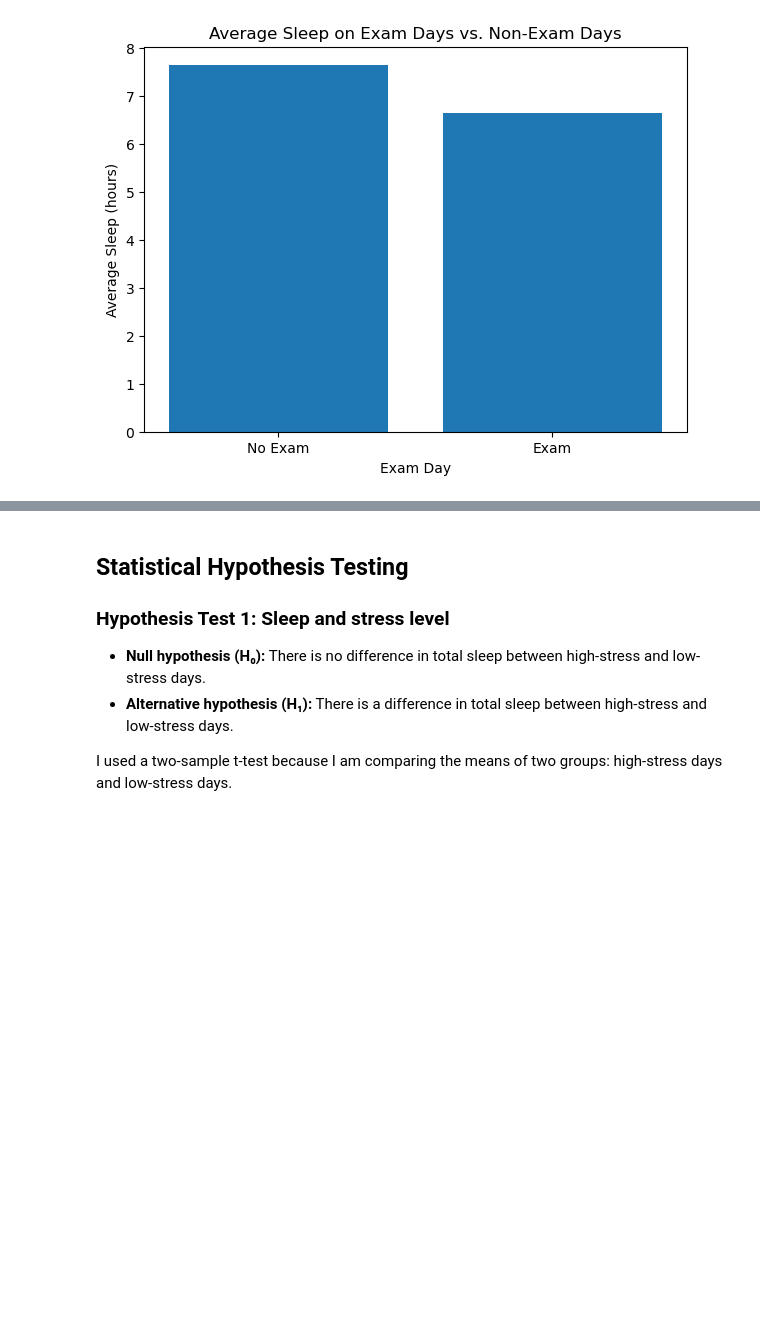
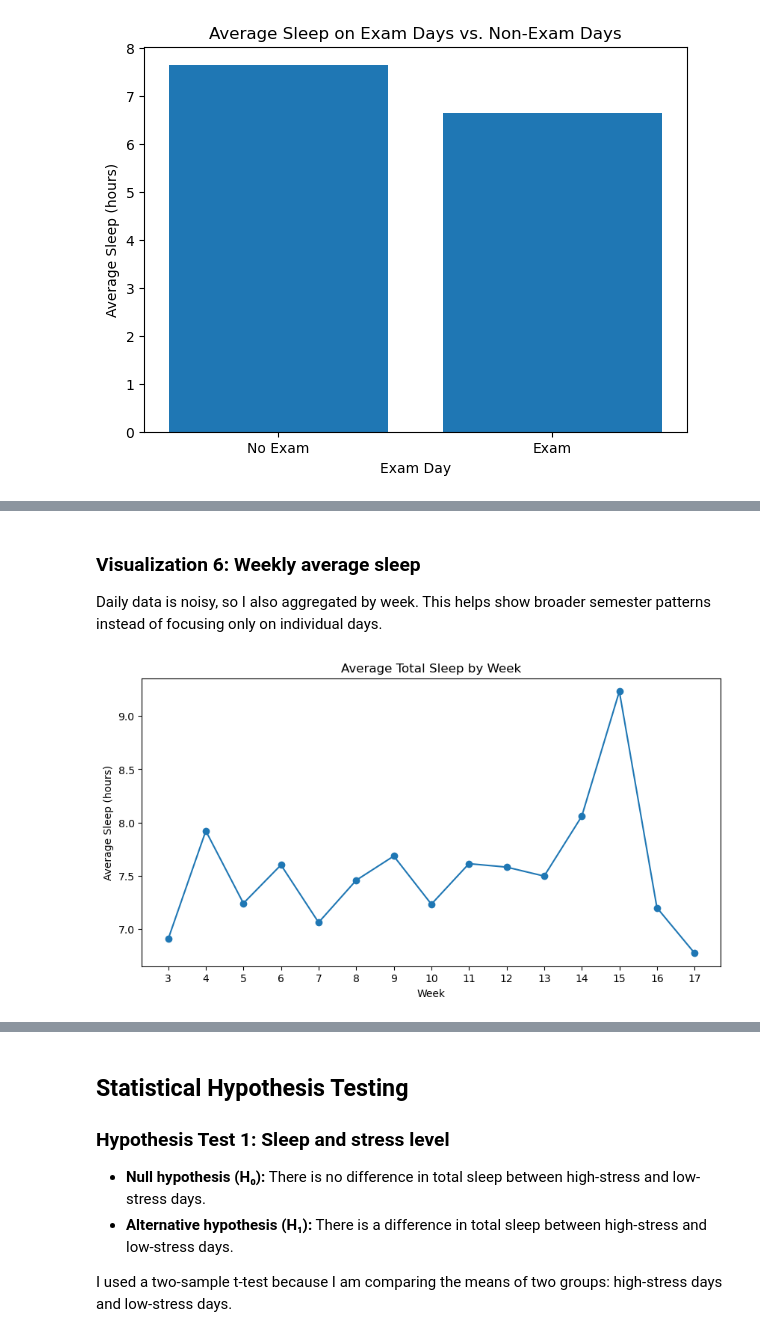
Before and after one commit to ifrisbee14/Quantified-Self, a Jupyter notebook: quantified_self.ipynb, the cells around one changed output, grey strips where cells are left out. Cells and saved outputs as stored; diff of their text form; code cells hidden in the pictures; blank space fills up the shorter version.

```diff
--- a/quantified_self.ipynb
+++ b/quantified_self.ipynb
@@ -253,0 +279,9 @@ utils.make_avg_sleep_exam_bar(merged_df)
+# %% [markdown]
+### Visualization 6: Weekly average sleep
+
+Daily data is noisy, so I also aggregated by week. This helps show broader semester patterns instead of focusing only on individual days.
+# %%
+weekly_avg = utils.make_weekly_averages_line_graph(merged_df)
+display(weekly_avg)
+# %% [output]
+[figure, added]
```
Also changed, not shown: parts of 26 cells of this notebook, 1 other file.
